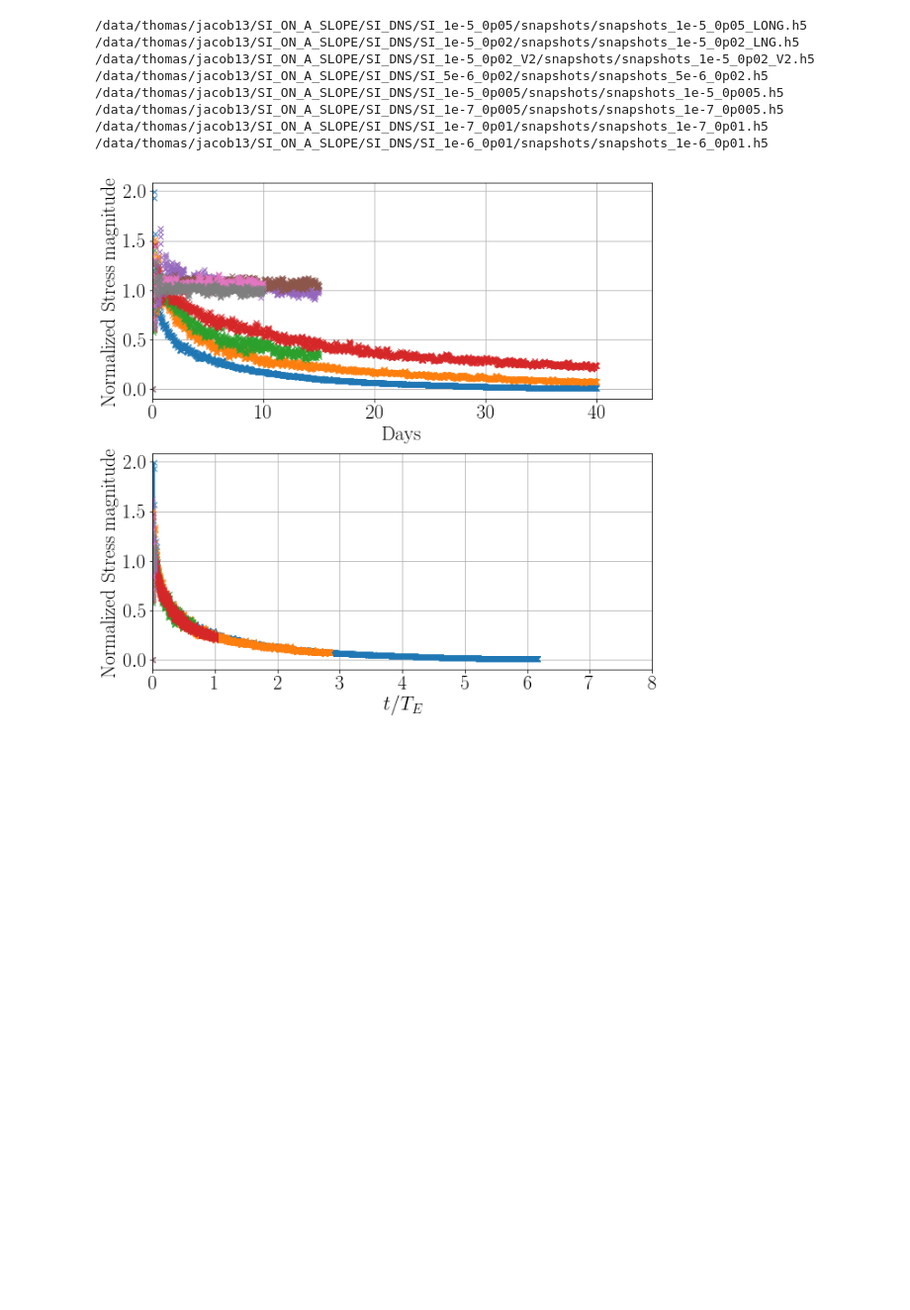
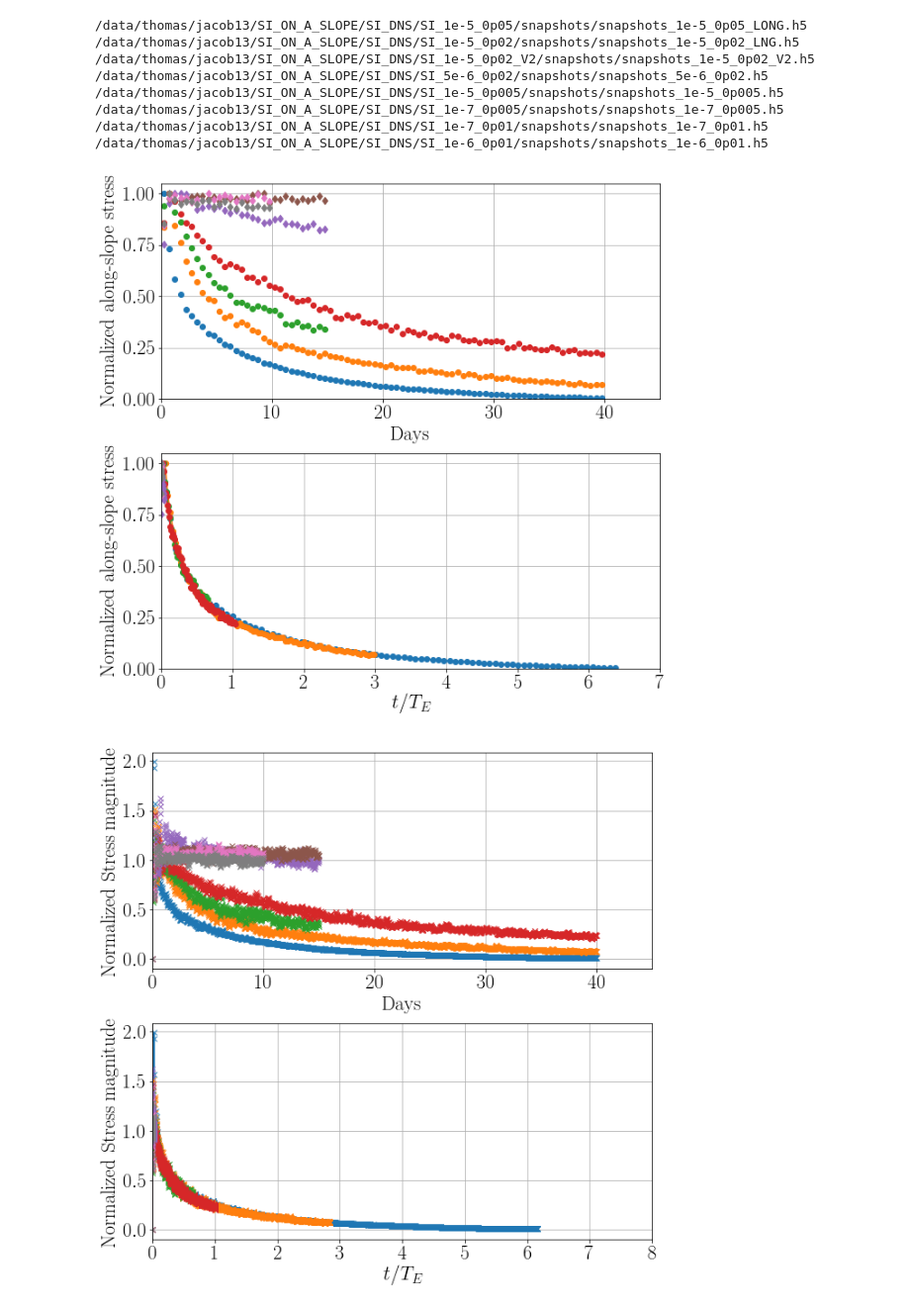
Before and after one commit to wenegrat/SI_ON_A_SLOPE, a Jupyter notebook: BottomStressDecay.ipynb, the cells around one changed output. Shown at 99% size. Saved outputs shown, nothing was run; the diff lists cells and outputs as text; code cells hidden in the pictures; blank space fills up the shorter version.

```diff
--- a/BottomStressDecay.ipynb
+++ b/BottomStressDecay.ipynb
@@ -79,6 +79,71 @@ for filename in files:
 /data/thomas/jacob13/SI_ON_A_SLOPE/SI_DNS/SI_1e-7_0p005/snapshots/snapshots_1e-7_0p005.h5
 /data/thomas/jacob13/SI_ON_A_SLOPE/SI_DNS/SI_1e-7_0p01/snapshots/snapshots_1e-7_0p01.h5
 /data/thomas/jacob13/SI_ON_A_SLOPE/SI_DNS/SI_1e-6_0p01/snapshots/snapshots_1e-6_0p01.h5
+# %%
+# Plot stresses as function of dimensional time, with rolling average
+plt.rcParams['text.usetex'] = True
+plt.rcParams.update({'font.size': 22})
+plt.rcParams['mathtext.fontset'] = 'stix'
+plt.rcParams['font.family'] = 'STIXGeneral'
+
+def moving_average(a, n=24) :
+    #ret = np.cumsum(a, dtype=float)
+    #ret[n:] = ret[n:] - ret[:-n]
+    #return ret[n - 1:] / n
+    nt = a.shape[0]
+    nchunks = np.floor(nt/n)
+
+    split = np.array_split(a, nchunks)
+    return np.asarray([np.mean(a) for a in split])
+nf = size(files)
+
+fig, ax = plt.subplots(2,1, figsize=(10,10))
+conv = 4 # run number where convection starts
+for i in range(0,nf):
+    tauval = np.mean(np.abs(tauya[i][1:36]))
+    tauval = np.max(np.abs(moving_average(tauya[i])))
+    if i < conv:
+        ax[0].plot(moving_average(timea[i])/86400, np.abs(moving_average(tauya[i]))/tauval, marker='o', linestyle='', label=str(i))
+    else:
+        ax[0].plot(moving_average(timea[i])/86400, np.abs(moving_average(tauya[i]))/tauval, marker='d', linestyle='', label=str(i))
+
+        #ax[0].legend()
+ax[0].grid()
+ax[0].set_xlabel('Days')
+ax[0].set_ylabel('Normalized along-slope stress')
+ax[0].set_xlim(0, 45)
+ax[0].set_ylim(0, 1.05)
+for i in range(0,nf):
+    if i == 2:
+        Vi = 0.2
+    else:
+        Vi = 0.1
+    tauval = np.mean(np.abs(tauya[i][1:36]))
+    tauval = np.max(np.abs(moving_average(tauya[i])))
+    #tauval = np.max(np.abs(tauya[i]))
+    #tauval = 1035*1.5e-3*Vi**2
+    if i < conv:
+        Tscale = Vi**2*(1+S2a[i])**2/(2*Na[i]*S2a[i]**(3/2)*np.abs(tauval/1035))
+        timend = timea[i]/Tscale
+        ax[1].plot(moving_average(timend), np.abs(moving_average(tauya[i]))/tauval, marker='o')
+    else:
+        Tscale = Vi**2*(1+S2a[i])**1/(2*Na[i]*S2a[i]**(3/2)*np.abs(tauval/1035))
+        timend = timea[i]/Tscale
+        ax[1].plot(moving_average(timend), np.abs(moving_average(tauya[i]))/tauval, marker='d')
+    #Tscale = (1+S2a[i])**2/(2*Na[i]*S2a[i]**(3/2)*2e-3)
+
+
+
+ax[1].grid()
+ax[1].set_xlabel('$t/T_E$')
+ax[1].set_ylabel('Normalized along-slope stress')
+ax[1].set_xlim(0, 7)
+ax[1].set_ylim(0, 1.05)
+#plt.tight_layout()
+plt.subplots_adjust(hspace=0.25)
+plt.savefig('./MSFigs/BottomStress.pdf', bbox_inches='tight')
+# %% [output]
+[figure, added]
 # %%
 # Plot stresses as function of dimensional time
 plt.rcParams['text.usetex'] = True
```
Also changed, not shown: 3 other files.
